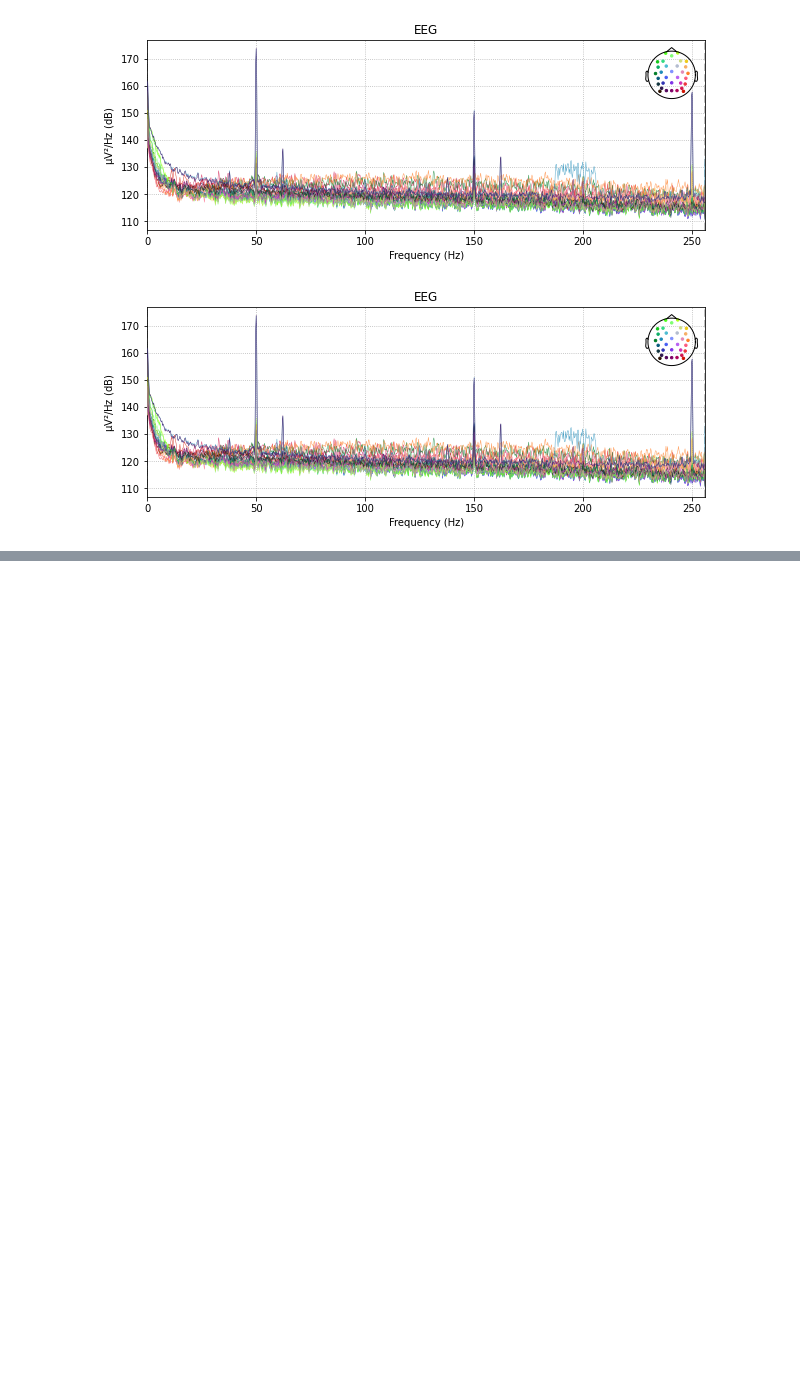
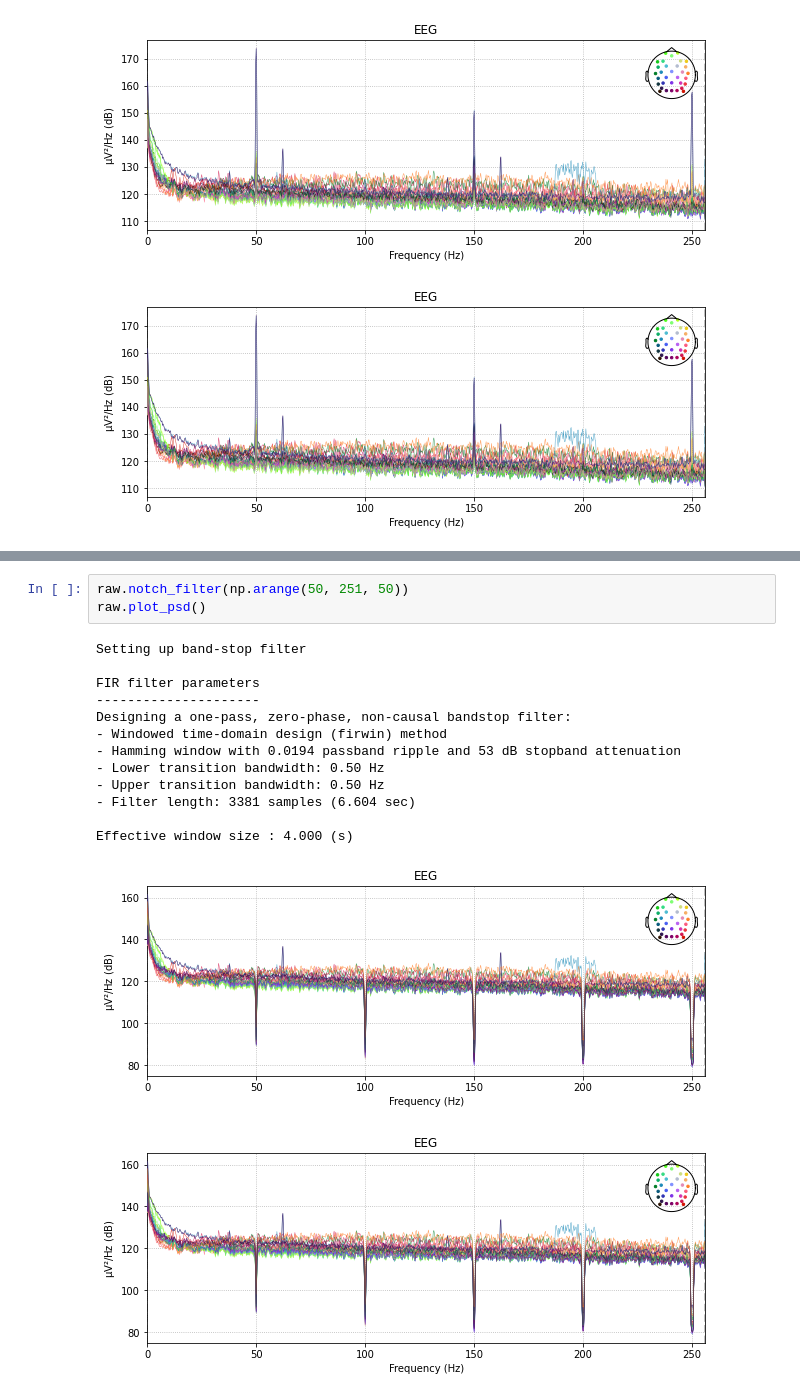
Before and after one commit to zMaxKunGz/CP-DSAI-Project-EEG, a Jupyter notebook: Test_eeg_game.ipynb, the cells around one changed output, grey strips where cells are left out. Saved outputs shown, nothing was run; the diff lists cells and outputs as text; blank space fills up the shorter version.

```diff
--- a/Test_eeg_game.ipynb
+++ b/Test_eeg_game.ipynb
@@ -58,0 +121,18 @@ STI 014
+# %%
+raw.notch_filter(np.arange(50, 251, 50))
+raw.plot_psd()
+# %% [output]
+Setting up band-stop filter
+
+FIR filter parameters
+---------------------
+Designing a one-pass, zero-phase, non-causal bandstop filter:
+- Windowed time-domain design (firwin) method
+- Hamming window with 0.0194 passband ripple and 53 dB stopband attenuation
+- Lower transition bandwidth: 0.50 Hz
+- Upper transition bandwidth: 0.50 Hz
+- Filter length: 3381 samples (6.604 sec)
+
+Effective window size : 4.000 (s)
+[figure, added]
+[figure, added]
```
Also changed, not shown: parts of 13 cells of this notebook.
